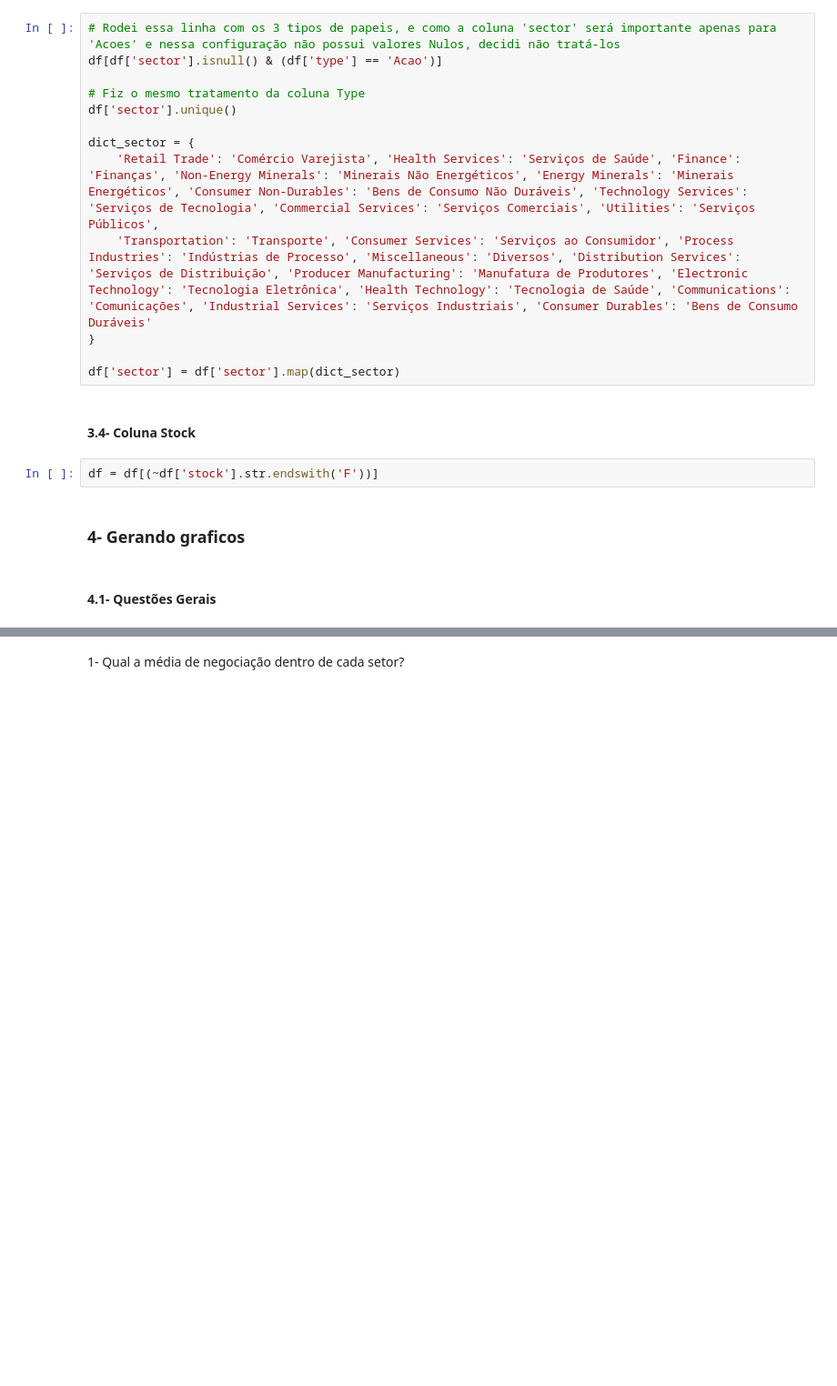
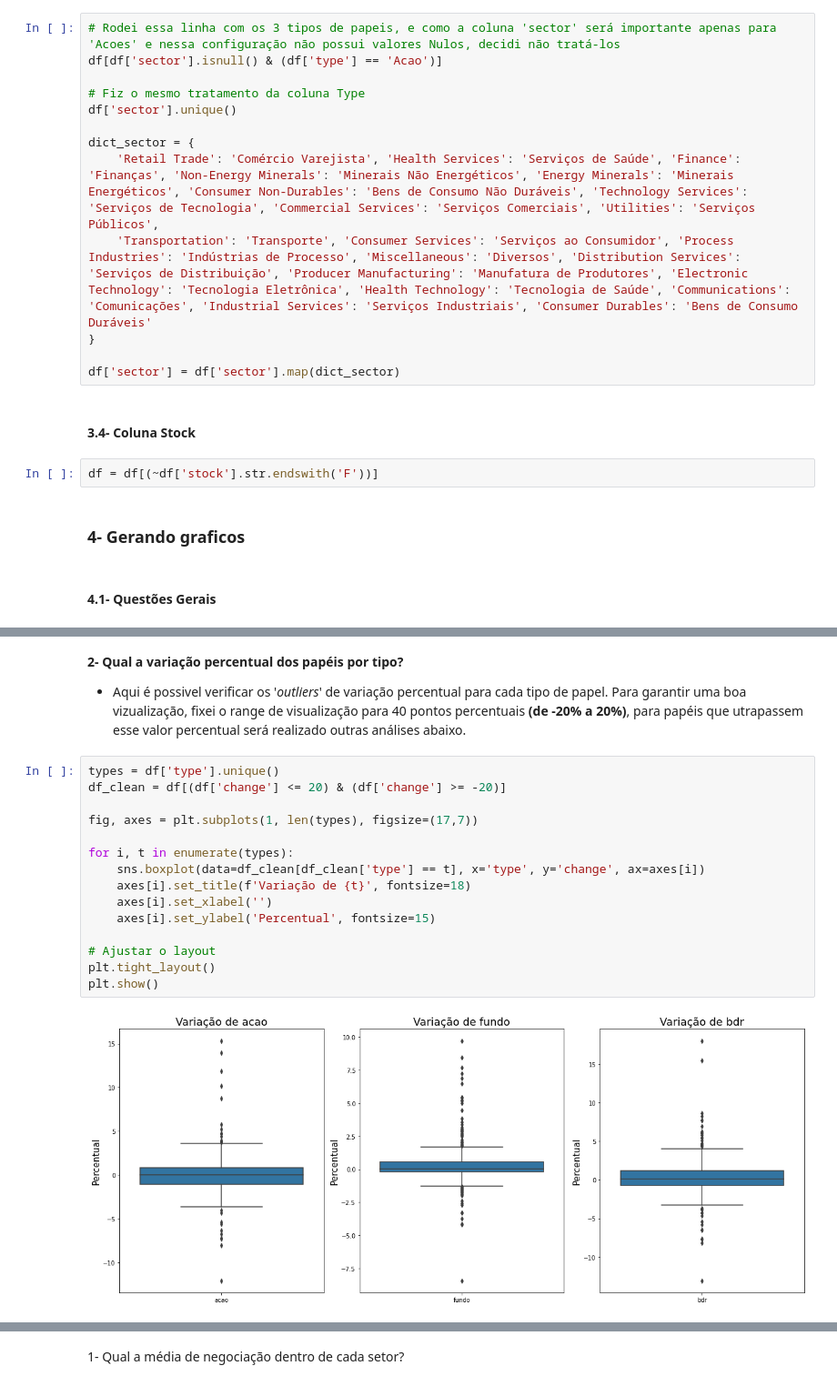
Before and after one commit to MateusNaza/Analise_de_acoes_com_bibliotecas_python, a Jupyter notebook: Requisição API usando Pandas.ipynb, the cells around one changed output, grey strips where cells are left out. Shown: that part at 91% size. Saved outputs shown, nothing was run; the diff lists cells and outputs as text; blank space fills up the shorter version.

```diff
--- a/Requisição API usando Pandas.ipynb
+++ b/Requisição API usando Pandas.ipynb
@@ -99 +102,23 @@ plt.show()
+# %% [markdown]
+**2- Qual a variação percentual dos papéis por tipo?**
+
+
+- Aqui é possivel verificar os '_outliers_' de variação percentual para cada tipo de papel. Para garantir uma boa vizualização, fixei o range de visualização para 40 pontos percentuais **(de -20% a 20%)**, para papéis que utrapassem esse valor percentual será realizado outras análises abaixo.
+# %%
+types = df['type'].unique()
+df_clean = df[(df['change'] <= 20) & (df['change'] >= -20)]
+
+fig, axes = plt.subplots(1, len(types), figsize=(17,7))
+
+for i, t in enumerate(types):
+    sns.boxplot(data=df_clean[df_clean['type'] == t], x='type', y='change', ax=axes[i])
+    axes[i].set_title(f'Variação de {t}', fontsize=18)
+    axes[i].set_xlabel('')
+    axes[i].set_ylabel('Percentual', fontsize=15)
+
+# Ajustar o layout
+plt.tight_layout()
+plt.show()
+# %% [output]
+[figure, added]
 # %% [markdown]
```
Also changed, not shown: parts of 6 cells of this notebook.
